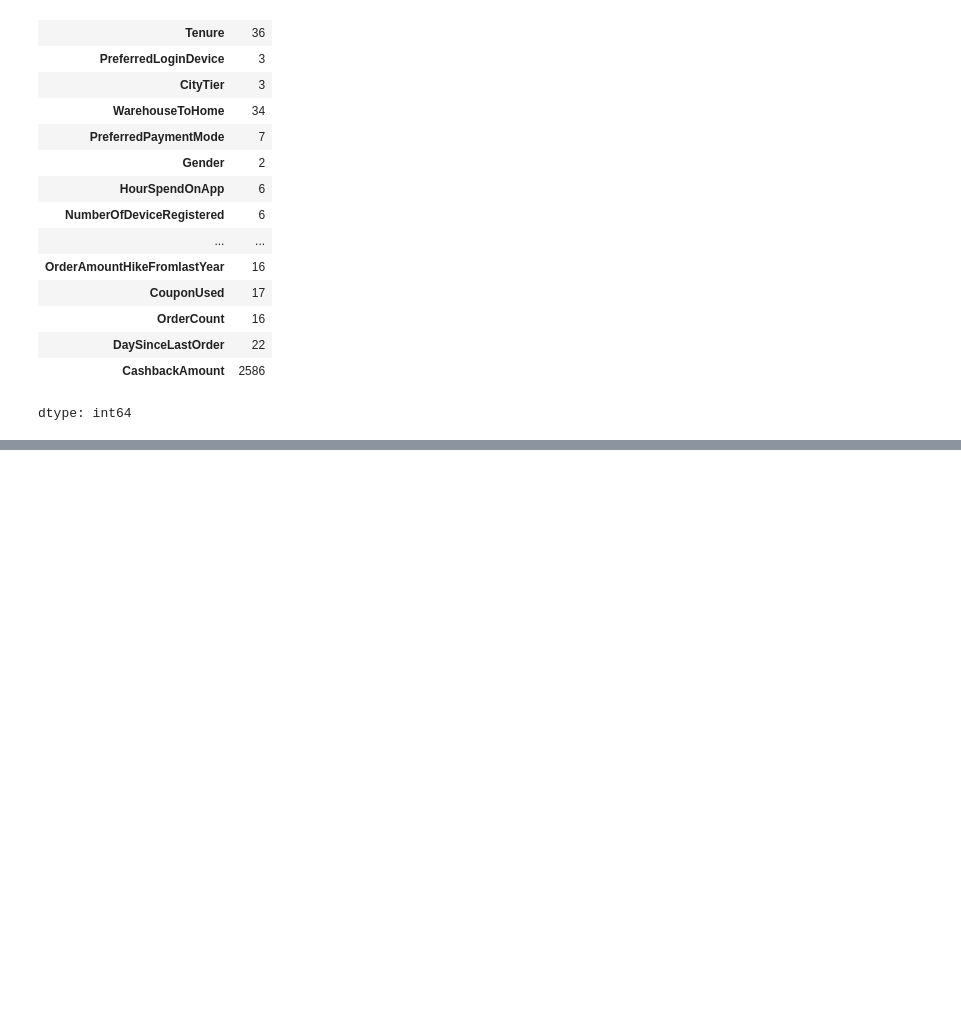
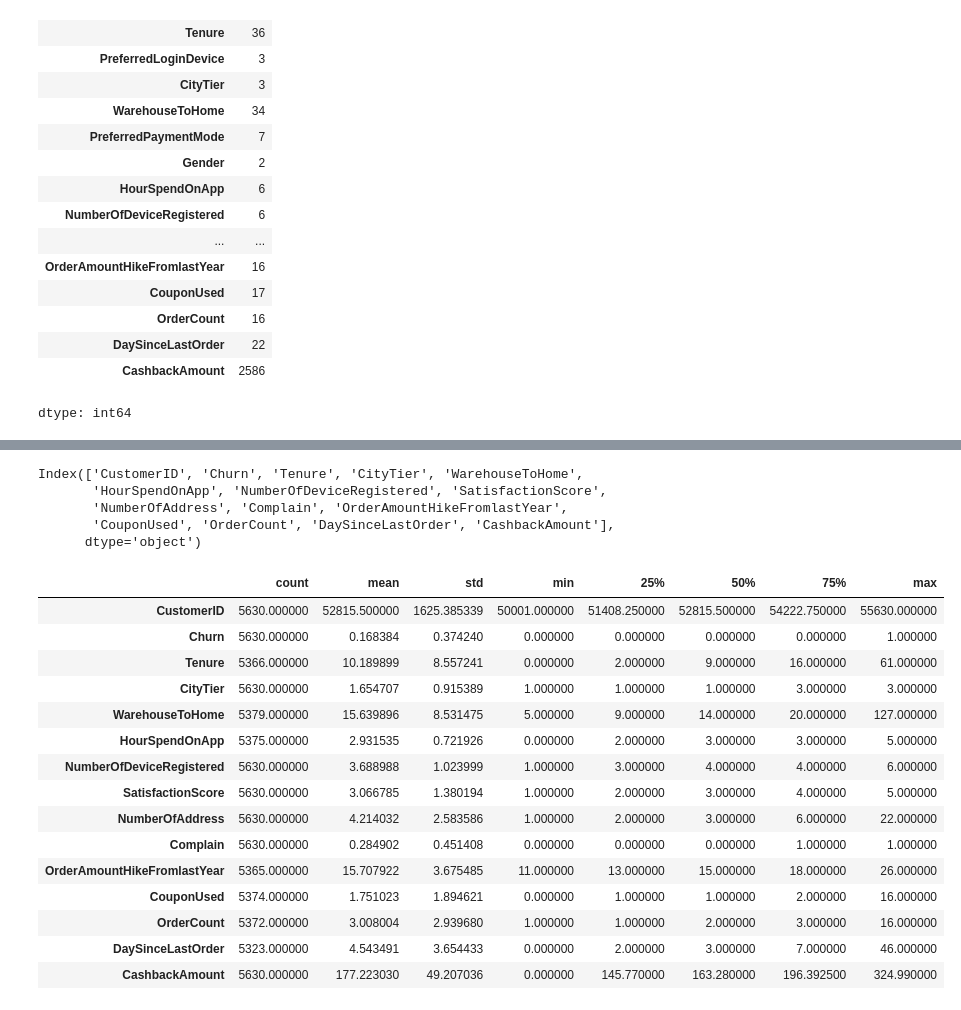
Before and after one commit to shivamtyagi577/E-commerce-Customer-End-to-End-Churn, a Jupyter notebook: E_Commerce_Customer_Churn_End_to_End_ML_Project.ipynb, the cells around one changed output, grey strips where cells are left out. Cells and saved outputs as stored; diff of their text form; code cells hidden in the pictures; blank space fills up the shorter version.

```diff
--- a/E_Commerce_Customer_Churn_End_to_End_ML_Project.ipynb
+++ b/E_Commerce_Customer_Churn_End_to_End_ML_Project.ipynb
@@ -88,0 +178,27 @@ dtype: int64
+# %%
+df.select_dtypes(include=np.number).columns
+# %% [output]
+Index(['CustomerID', 'Churn', 'Tenure', 'CityTier', 'WarehouseToHome',
+       'HourSpendOnApp', 'NumberOfDeviceRegistered', 'SatisfactionScore',
+       'NumberOfAddress', 'Complain', 'OrderAmountHikeFromlastYear',
+       'CouponUsed', 'OrderCount', 'DaySinceLastOrder', 'CashbackAmount'],
+      dtype='object')
+# %%
+df.describe().T.style.bar(subset=['mean']).background_gradient(subset=['std','50%','max'])
+# %% [output]
+|  | count | mean | std | min | 25% | 50% | 75% | max |
+| CustomerID | 5630.000000 | 52815.500000 | 1625.385339 | 50001.000000 | 51408.250000 | 52815.500000 | 54222.750000 | 55630.000000 |
+| Churn | 5630.000000 | 0.168384 | 0.374240 | 0.000000 | 0.000000 | 0.000000 | 0.000000 | 1.000000 |
+| Tenure | 5366.000000 | 10.189899 | 8.557241 | 0.000000 | 2.000000 | 9.000000 | 16.000000 | 61.000000 |
+| CityTier | 5630.000000 | 1.654707 | 0.915389 | 1.000000 | 1.000000 | 1.000000 | 3.000000 | 3.000000 |
+| WarehouseToHome | 5379.000000 | 15.639896 | 8.531475 | 5.000000 | 9.000000 | 14.000000 | 20.000000 | 127.000000 |
+| HourSpendOnApp | 5375.000000 | 2.931535 | 0.721926 | 0.000000 | 2.000000 | 3.000000 | 3.000000 | 5.000000 |
+| NumberOfDeviceRegistered | 5630.000000 | 3.688988 | 1.023999 | 1.000000 | 3.000000 | 4.000000 | 4.000000 | 6.000000 |
+| SatisfactionScore | 5630.000000 | 3.066785 | 1.380194 | 1.000000 | 2.000000 | 3.000000 | 4.000000 | 5.000000 |
+| NumberOfAddress | 5630.000000 | 4.214032 | 2.583586 | 1.000000 | 2.000000 | 3.000000 | 6.000000 | 22.000000 |
+| Complain | 5630.000000 | 0.284902 | 0.451408 | 0.000000 | 0.000000 | 0.000000 | 1.000000 | 1.000000 |
+| OrderAmountHikeFromlastYear | 5365.000000 | 15.707922 | 3.675485 | 11.000000 | 13.000000 | 15.000000 | 18.000000 | 26.000000 |
+| CouponUsed | 5374.000000 | 1.751023 | 1.894621 | 0.000000 | 1.000000 | 1.000000 | 2.000000 | 16.000000 |
+| OrderCount | 5372.000000 | 3.008004 | 2.939680 | 1.000000 | 1.000000 | 2.000000 | 3.000000 | 16.000000 |
+| DaySinceLastOrder | 5323.000000 | 4.543491 | 3.654433 | 0.000000 | 2.000000 | 3.000000 | 7.000000 | 46.000000 |
+| CashbackAmount | 5630.000000 | 177.223030 | 49.207036 | 0.000000 | 145.770000 | 163.280000 | 196.392500 | 324.990000 |
```
Also changed, not shown: parts of 8 cells of this notebook.
